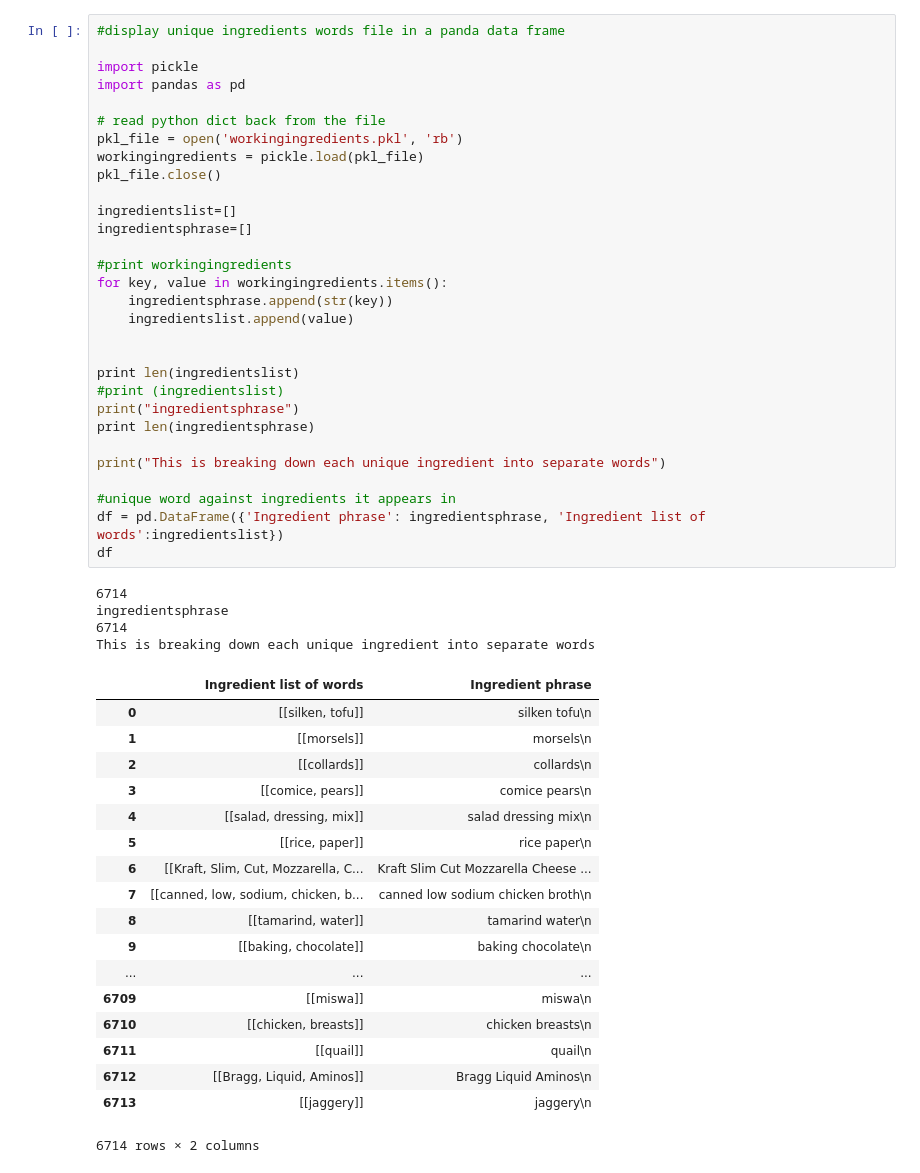
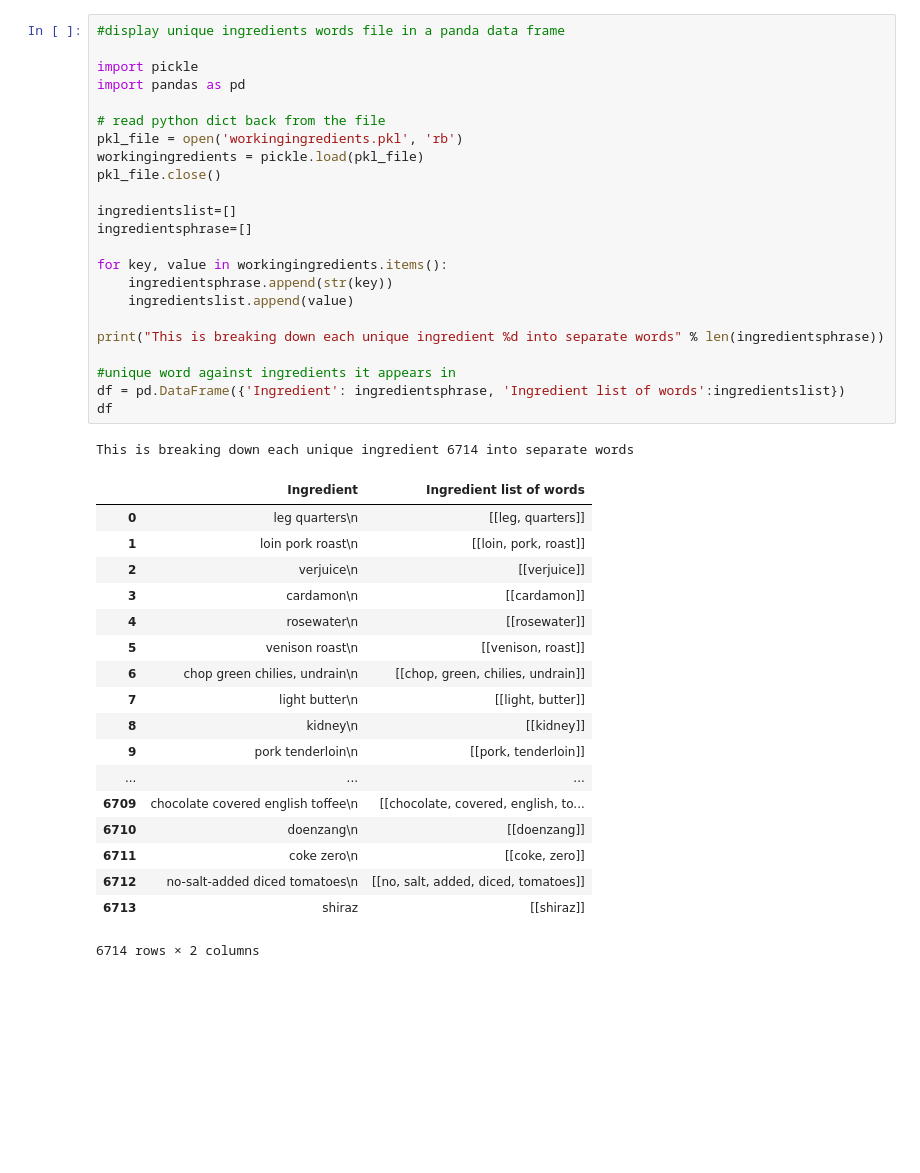
Before and after one commit to SinaSarparast/CPFSO, a Jupyter notebook: JupyterNotebook/ingredients_store.ipynb, the cells around one changed output. Cells and saved outputs as stored; diff of their text form; blank space fills up the shorter version.

Commit message:
Ingredients processing

```diff
--- a/JupyterNotebook/ingredients_store.ipynb
+++ b/JupyterNotebook/ingredients_store.ipynb
@@ -1,55 +1,45 @@
 # %%
 #display unique ingredients words file in a panda data frame
 
 import pickle
 import pandas as pd
 
 # read python dict back from the file
 pkl_file = open('workingingredients.pkl', 'rb')
 workingingredients = pickle.load(pkl_file)
 pkl_file.close()
 
 ingredientslist=[]
 ingredientsphrase=[]
 
-#print workingingredients
 for key, value in workingingredients.items():
     ingredientsphrase.append(str(key))
     ingredientslist.append(value)
 
-
-print len(ingredientslist)
-#print (ingredientslist)
-print("ingredientsphrase")
-print len(ingredientsphrase)
-
-print("This is breaking down each unique ingredient into separate words")
+print("This is breaking down each unique ingredient %d into separate words" % len(ingredientsphrase))
 
 #unique word against ingredients it appears in
-df = pd.DataFrame({'Ingredient phrase': ingredientsphrase, 'Ingredient list of words':ingredientslist})
+df = pd.DataFrame({'Ingredient': ingredientsphrase, 'Ingredient list of words':ingredientslist})
 df
 # %% [output]
-6714
-ingredientsphrase
-6714
-This is breaking down each unique ingredient into separate words
+This is breaking down each unique ingredient 6714 into separate words
-|  | Ingredient list of words | Ingredient phrase |
-| 0 | [[silken, tofu]] | silken tofu\n |
-| 1 | [[morsels]] | morsels\n |
-| 2 | [[collards]] | collards\n |
-| 3 | [[comice, pears]] | comice pears\n |
-| 4 | [[salad, dressing, mix]] | salad dressing mix\n |
-| 5 | [[rice, paper]] | rice paper\n |
-| 6 | [[Kraft, Slim, Cut, Mozzarella, C... | Kraft Slim Cut Mozzarella Cheese ... |
-| 7 | [[canned, low, sodium, chicken, b... | canned low sodium chicken broth\n |
-| 8 | [[tamarind, water]] | tamarind water\n |
-| 9 | [[baking, chocolate]] | baking chocolate\n |
+|  | Ingredient | Ingredient list of words |
+| 0 | leg quarters\n | [[leg, quarters]] |
+| 1 | loin pork roast\n | [[loin, pork, roast]] |
+| 2 | verjuice\n | [[verjuice]] |
+| 3 | cardamon\n | [[cardamon]] |
+| 4 | rosewater\n | [[rosewater]] |
+| 5 | venison roast\n | [[venison, roast]] |
+| 6 | chop green chilies, undrain\n | [[chop, green, chilies, undrain]] |
+| 7 | light butter\n | [[light, butter]] |
+| 8 | kidney\n | [[kidney]] |
+| 9 | pork tenderloin\n | [[pork, tenderloin]] |
 | ... | ... | ... |
-| 6709 | [[miswa]] | miswa\n |
-| 6710 | [[chicken, breasts]] | chicken breasts\n |
-| 6711 | [[quail]] | quail\n |
-| 6712 | [[Bragg, Liquid, Aminos]] | Bragg Liquid Aminos\n |
-| 6713 | [[jaggery]] | jaggery\n |
+| 6709 | chocolate covered english toffee\n | [[chocolate, covered, english, to... |
+| 6710 | doenzang\n | [[doenzang]] |
+| 6711 | coke zero\n | [[coke, zero]] |
+| 6712 | no-salt-added diced tomatoes\n | [[no, salt, added, diced, tomatoes]] |
+| 6713 | shiraz | [[shiraz]] |
 6714 rows × 2 columns
 # %%
 import pickle
```
Also changed, not shown: parts of 3 cells of this notebook, 4 other files.
